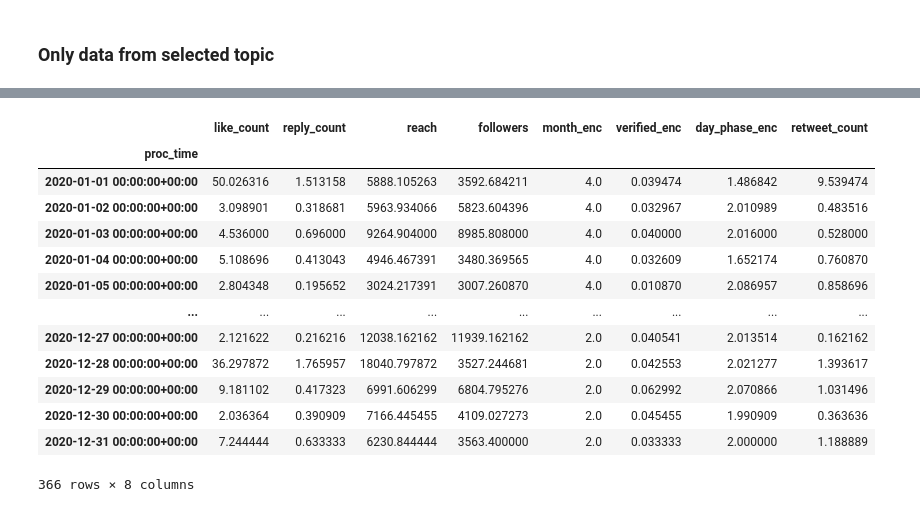
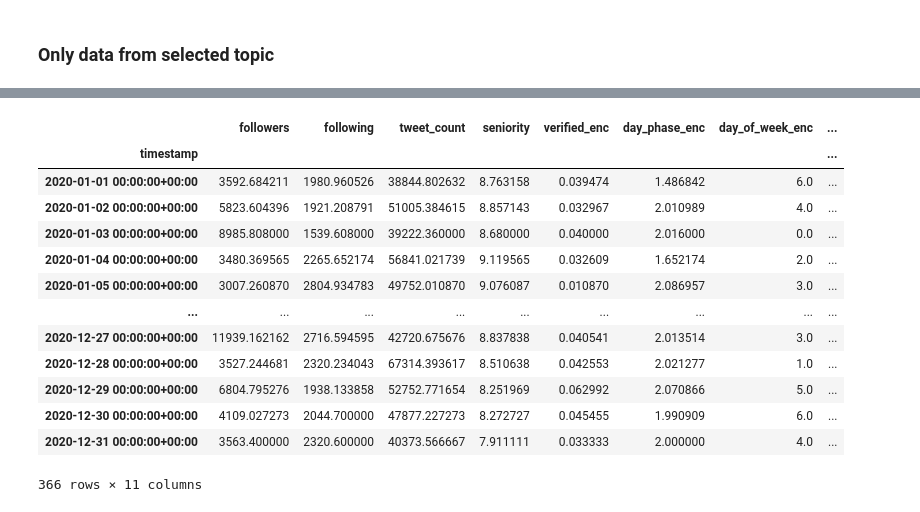
Before and after one commit to MiguelDordio/InformationFlow, a Jupyter notebook: Twitter/analysis/topic_performance_prediction.ipynb, the cells around one changed output, grey strips where cells are left out. Saved outputs shown, nothing was run; the diff lists cells and outputs as text; code cells hidden in the pictures.

```diff
--- a/Twitter/analysis/topic_performance_prediction.ipynb
+++ b/Twitter/analysis/topic_performance_prediction.ipynb
@@ -44,6 +16,8 @@ sns.set()
 # Data Import and overview
 DATASET_PATH = "../../data/tweets_2020_2021_v2.csv"
 df = pd.read_csv(filepath_or_buffer=DATASET_PATH, sep=",")
+df['timestamp'] = pd.to_datetime(df['timestamp'])
+df['timestamp'] = [i.replace(tzinfo=datetime.timezone.utc) for i in df['timestamp']]
 df = df.sort_values(by='timestamp', ascending=True)
 df.tail()
 # %% [output]
@@ -64,3 +31,9 @@ variables_to_keep = ['like_count', 'reply_count', 'reach', 'followers', 'month_e
+# %%
+variables_to_keep = ['followers', 'following', 'tweet_count', 'seniority', 'verified_enc', 'day_phase_enc', 'day_of_week_enc', 'month_enc', 'topics_ids', 'sentiment_enc', 'timestamp', 'retweet_count']
+variables_to_predict = ['followers', 'following', 'tweet_count', 'seniority', 'verified_enc', 'day_phase_enc', 'day_of_week_enc', 'month_enc', 'topics_ids', 'sentiment_enc', 'timestamp', 'retweet_count', 'popularity', 'year']
+# %%
+df = df[(~df['topics'].isnull()) & (df['topics_cleaned'] == 'Person')]
+df = df[variables_to_predict]
 # %%
 df_2020 = df[df['year'] == 2020]
 df_2021 = df[df['year'] == 2021]
@@ -129,18 +77,18 @@ See the caveats in the documentation: https://pandas.pydata.org/pandas-docs/stab
 # %%
-topic_performance_2020 = df_2020_topic[variables_to_keep].resample('D', on='proc_time').mean()
+topic_performance_2020 = df_2020[variables_to_keep].resample('D', on='timestamp').mean()
 topic_performance_2020
 # %% [output]
-|  | like_count | reply_count | reach | followers | month_enc | verified_enc | day_phase_enc | retweet_count |
-| proc_time |  |  |  |  |  |  |  |  |
-| 2020-01-01 00:00:00+00:00 | 50.026316 | 1.513158 | 5888.105263 | 3592.684211 | 4.0 | 0.039474 | 1.486842 | 9.539474 |
-| 2020-01-02 00:00:00+00:00 | 3.098901 | 0.318681 | 5963.934066 | 5823.604396 | 4.0 | 0.032967 | 2.010989 | 0.483516 |
-| 2020-01-03 00:00:00+00:00 | 4.536000 | 0.696000 | 9264.904000 | 8985.808000 | 4.0 | 0.040000 | 2.016000 | 0.528000 |
-| 2020-01-04 00:00:00+00:00 | 5.108696 | 0.413043 | 4946.467391 | 3480.369565 | 4.0 | 0.032609 | 1.652174 | 0.760870 |
-| 2020-01-05 00:00:00+00:00 | 2.804348 | 0.195652 | 3024.217391 | 3007.260870 | 4.0 | 0.010870 | 2.086957 | 0.858696 |
+|  | followers | following | tweet_count | seniority | verified_enc | day_phase_enc | day_of_week_enc | ... |
+| timestamp |  |  |  |  |  |  |  | ... |
+| 2020-01-01 00:00:00+00:00 | 3592.684211 | 1980.960526 | 38844.802632 | 8.763158 | 0.039474 | 1.486842 | 6.0 | ... |
+| 2020-01-02 00:00:00+00:00 | 5823.604396 | 1921.208791 | 51005.384615 | 8.857143 | 0.032967 | 2.010989 | 4.0 | ... |
+| 2020-01-03 00:00:00+00:00 | 8985.808000 | 1539.608000 | 39222.360000 | 8.680000 | 0.040000 | 2.016000 | 0.0 | ... |
+| 2020-01-04 00:00:00+00:00 | 3480.369565 | 2265.652174 | 56841.021739 | 9.119565 | 0.032609 | 1.652174 | 2.0 | ... |
+| 2020-01-05 00:00:00+00:00 | 3007.260870 | 2804.934783 | 49752.010870 | 9.076087 | 0.010870 | 2.086957 | 3.0 | ... |
 | ... | ... | ... | ... | ... | ... | ... | ... | ... |
-| 2020-12-27 00:00:00+00:00 | 2.121622 | 0.216216 | 12038.162162 | 11939.162162 | 2.0 | 0.040541 | 2.013514 | 0.162162 |
-| 2020-12-28 00:00:00+00:00 | 36.297872 | 1.765957 | 18040.797872 | 3527.244681 | 2.0 | 0.042553 | 2.021277 | 1.393617 |
-| 2020-12-29 00:00:00+00:00 | 9.181102 | 0.417323 | 6991.606299 | 6804.795276 | 2.0 | 0.062992 | 2.070866 | 1.031496 |
-| 2020-12-30 00:00:00+00:00 | 2.036364 | 0.390909 | 7166.445455 | 4109.027273 | 2.0 | 0.045455 | 1.990909 | 0.363636 |
-| 2020-12-31 00:00:00+00:00 | 7.244444 | 0.633333 | 6230.844444 | 3563.400000 | 2.0 | 0.033333 | 2.000000 | 1.188889 |
+| 2020-12-27 00:00:00+00:00 | 11939.162162 | 2716.594595 | 42720.675676 | 8.837838 | 0.040541 | 2.013514 | 3.0 | ... |
+| 2020-12-28 00:00:00+00:00 | 3527.244681 | 2320.234043 | 67314.393617 | 8.510638 | 0.042553 | 2.021277 | 1.0 | ... |
+| 2020-12-29 00:00:00+00:00 | 6804.795276 | 1938.133858 | 52752.771654 | 8.251969 | 0.062992 | 2.070866 | 5.0 | ... |
+| 2020-12-30 00:00:00+00:00 | 4109.027273 | 2044.700000 | 47877.227273 | 8.272727 | 0.045455 | 1.990909 | 6.0 | ... |
+| 2020-12-31 00:00:00+00:00 | 3563.400000 | 2320.600000 | 40373.566667 | 7.911111 | 0.033333 | 2.000000 | 4.0 | ... |
-366 rows × 8 columns
+366 rows × 11 columns
```
Also changed, not shown: parts of 18 cells of this notebook, 1 other file.
